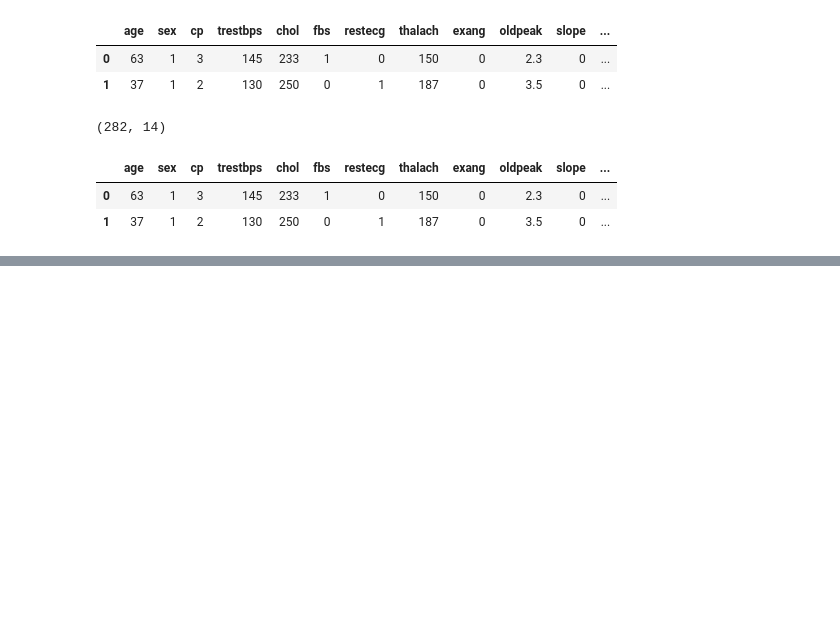
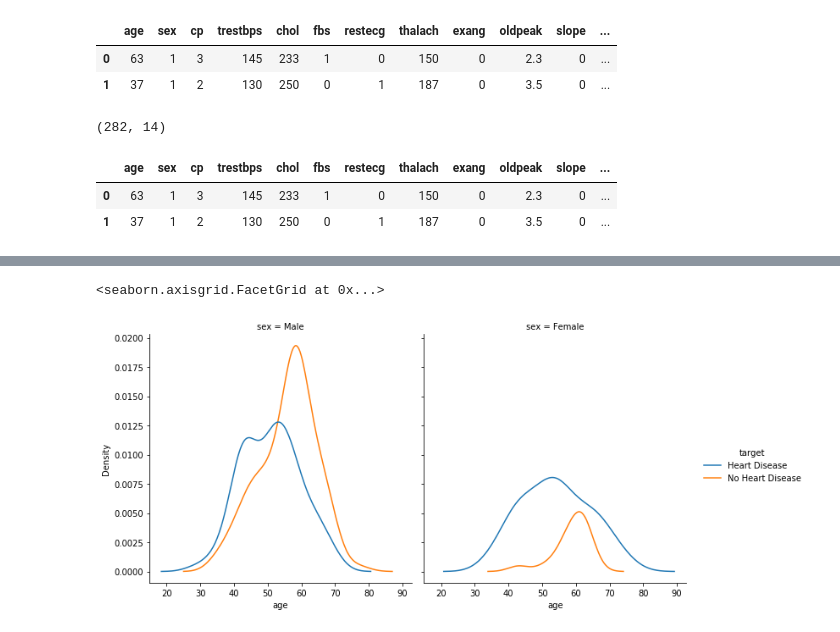
Before and after one commit to abhiraturi/HEART_DISEASE, a Jupyter notebook: Heart_Disease.ipynb, the cells around one changed output, grey strips where cells are left out. Drawn from its saved outputs; the diff is of its cells as text; code cells hidden in the pictures; blank space fills up the shorter version.

```diff
--- a/Heart_Disease.ipynb
+++ b/Heart_Disease.ipynb
@@ -360,0 +481,5 @@ plt.show()
+# %%
+sns.displot(data=df2,x='age',col='sex',hue="target",kind="kde")
+# %% [output]
+<seaborn.axisgrid.FacetGrid at 0x...>
+[figure, added]
```
Also changed, not shown: parts of 26 cells of this notebook, 1 other file.
